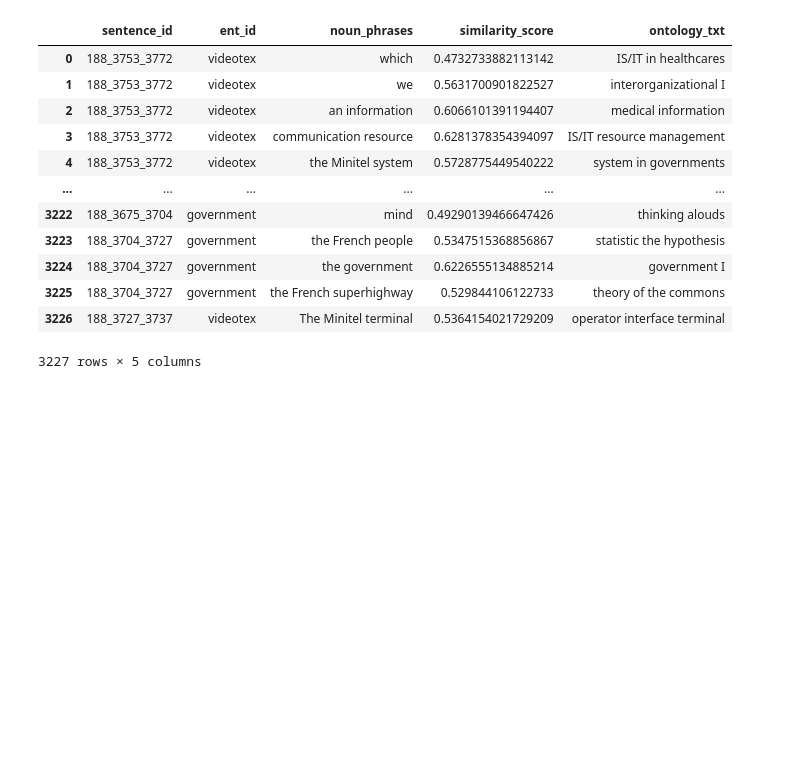
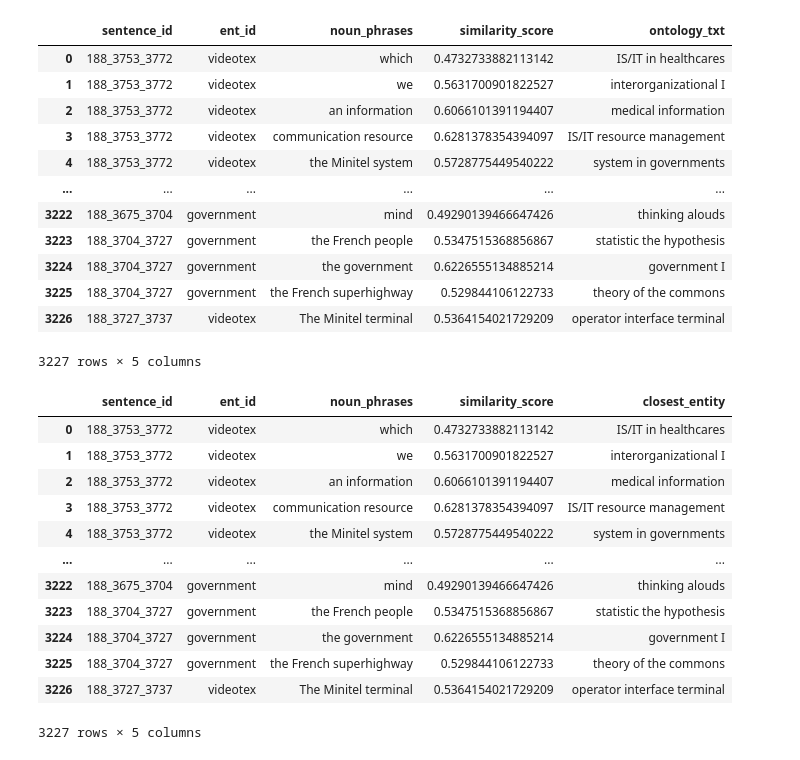
Before and after one commit to Heity94/TWSM_Lab, a Jupyter notebook: Project/Notebooks/TE_WORD2VEC.ipynb, the cells around one changed output. Saved outputs shown, nothing was run; the diff lists cells and outputs as text; code cells hidden in the pictures; blank space fills up the shorter version.

```diff
--- a/Project/Notebooks/TE_WORD2VEC.ipynb
+++ b/Project/Notebooks/TE_WORD2VEC.ipynb
@@ -265 +289,18 @@ noun_phrases_clean
+# %%
+noun_phrases_clean = noun_phrases_clean.rename(columns={"ontology_txt": "closest_entity"})
+noun_phrases_clean
+# %% [output]
+|  | sentence_id | ent_id | noun_phrases | similarity_score | closest_entity |
+| 0 | 188_3753_3772 | videotex | which | 0.4732733882113142 | IS/IT in healthcares |
+| 1 | 188_3753_3772 | videotex | we | 0.5631700901822527 | interorganizational I |
+| 2 | 188_3753_3772 | videotex | an information | 0.6066101391194407 | medical information |
+| 3 | 188_3753_3772 | videotex | communication resource | 0.6281378354394097 | IS/IT resource management |
+| 4 | 188_3753_3772 | videotex | the Minitel system | 0.5728775449540222 | system in governments |
+| ... | ... | ... | ... | ... | ... |
+| 3222 | 188_3675_3704 | government | mind | 0.49290139466647426 | thinking alouds |
+| 3223 | 188_3704_3727 | government | the French people | 0.5347515368856867 | statistic the hypothesis |
+| 3224 | 188_3704_3727 | government | the government | 0.6226555134885214 | government I |
+| 3225 | 188_3704_3727 | government | the French superhighway | 0.529844106122733 | theory of the commons |
+| 3226 | 188_3727_3737 | videotex | The Minitel terminal | 0.5364154021729209 | operator interface terminal |
+3227 rows × 5 columns
 # %%
```
Also changed, not shown: parts of 45 cells of this notebook.
